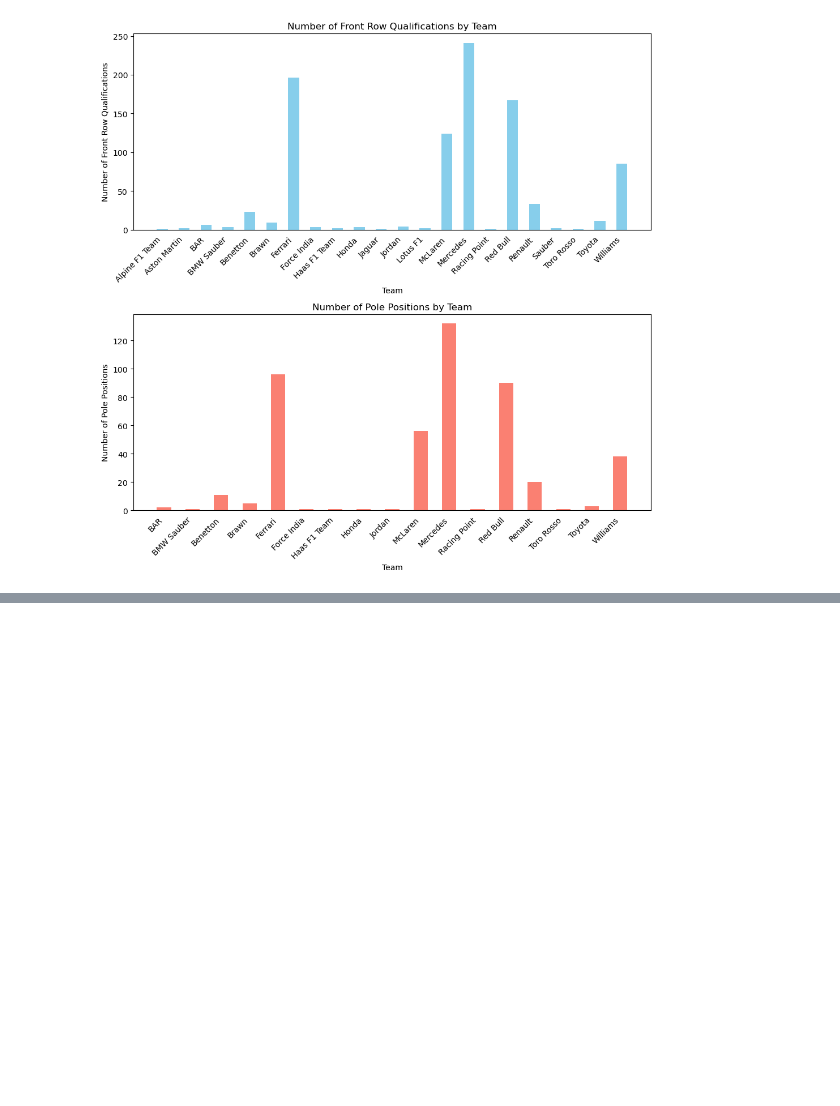
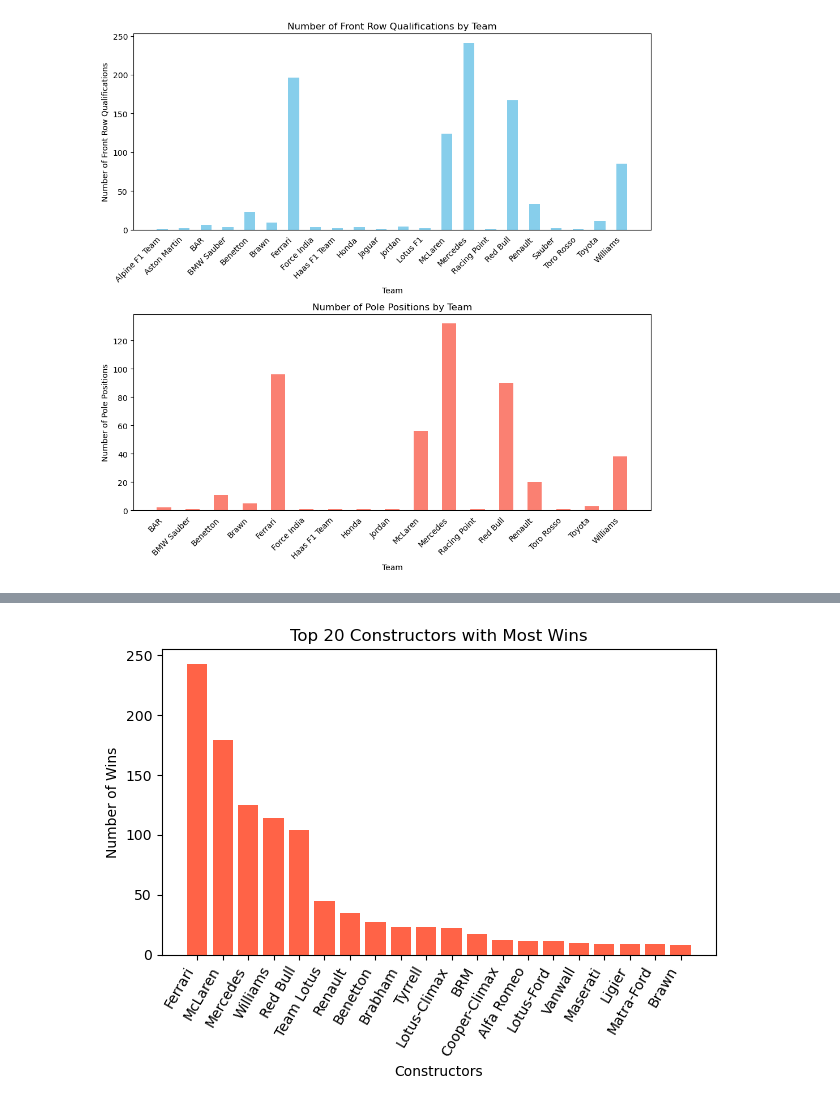
Before and after one commit to code-with-aneesh/F1_Analysis, a Jupyter notebook: drivers_analysis.ipynb, the cells around one changed output, grey strips where cells are left out. Saved outputs shown, nothing was run; the diff lists cells and outputs as text; code cells hidden in the pictures; blank space fills up the shorter version.

```diff
--- a/drivers_analysis.ipynb
+++ b/drivers_analysis.ipynb
@@ -91,0 +114,16 @@ plt.show()
+# %%
+merged_result_contructor = race_results.merge(constructors, on='constructorId', how='left')
+
+df = merged_result_contructor[merged_result_contructor['positionText'] == '1']
+
+df_val = df['name'].value_counts().head(20)
+
+plt.bar(df_val.index, df_val.values,color = 'tomato')
+plt.xticks(rotation=60,ha = 'right')
+plt.xlabel('Constructors')
+plt.ylabel('Number of Wins')
+plt.title('Top 20 Constructors with Most Wins')
+plt.tight_layout()
+plt.show()
+# %% [output]
+[figure, added]
```
Also changed, not shown: parts of 5 cells of this notebook, 2 other files.
